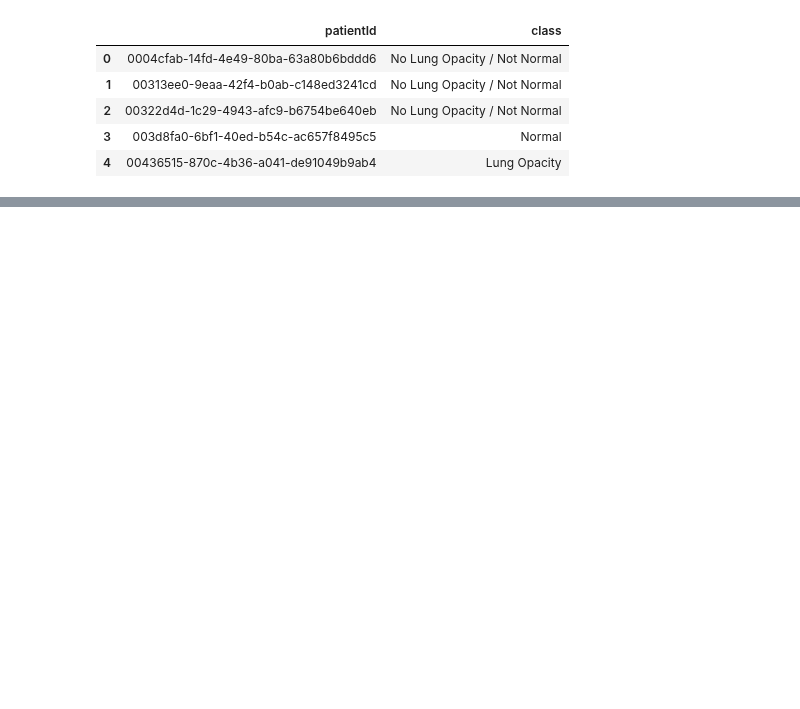
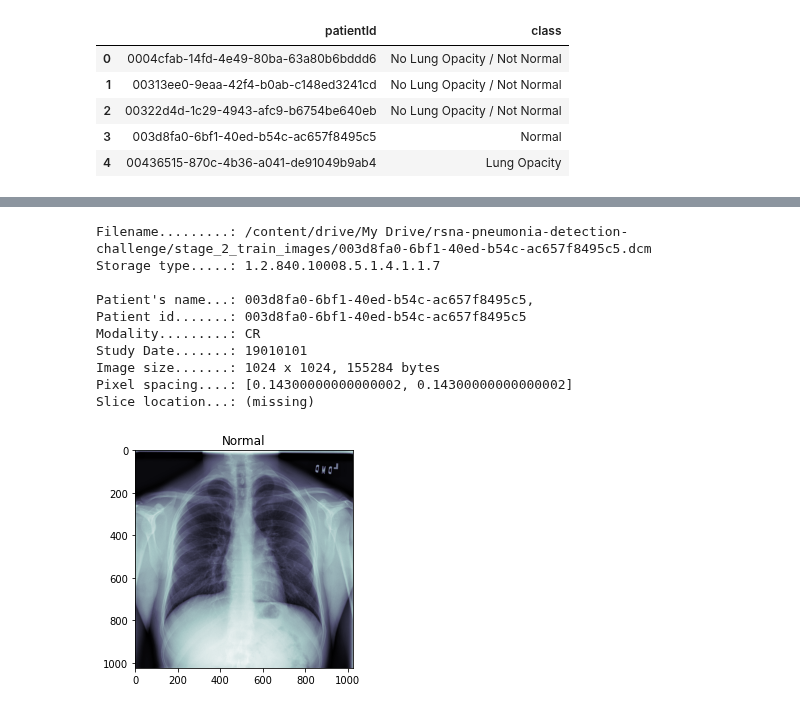
Before and after one commit to pswaruppk/GL_CAPSTONE, a Jupyter notebook: pneumonia_detection.ipynb, the cells around one changed output, grey strips where cells are left out. Cells and saved outputs as stored; diff of their text form; code cells hidden in the pictures; blank space fills up the shorter version.

```diff
--- a/pneumonia_detection.ipynb
+++ b/pneumonia_detection.ipynb
@@ -119,0 +218,15 @@ pd_class_info.head()
+# %%
+#Lets observe absolutely Normal & no Pneumonia case
+showXray(3)
+# %% [output]
+Filename.........: /content/drive/My Drive/rsna-pneumonia-detection-challenge/stage_2_train_images/003d8fa0-6bf1-40ed-b54c-ac657f8495c5.dcm
+Storage type.....: 1.2.840.10008.5.1.4.1.1.7
+
+Patient's name...: 003d8fa0-6bf1-40ed-b54c-ac657f8495c5,
+Patient id.......: 003d8fa0-6bf1-40ed-b54c-ac657f8495c5
+Modality.........: CR
+Study Date.......: 19010101
+Image size.......: 1024 x 1024, 155284 bytes
+Pixel spacing....: [0.14300000000000002, 0.14300000000000002]
+Slice location...: (missing)
+[figure, added]
```
Also changed, not shown: parts of 12 cells of this notebook.
